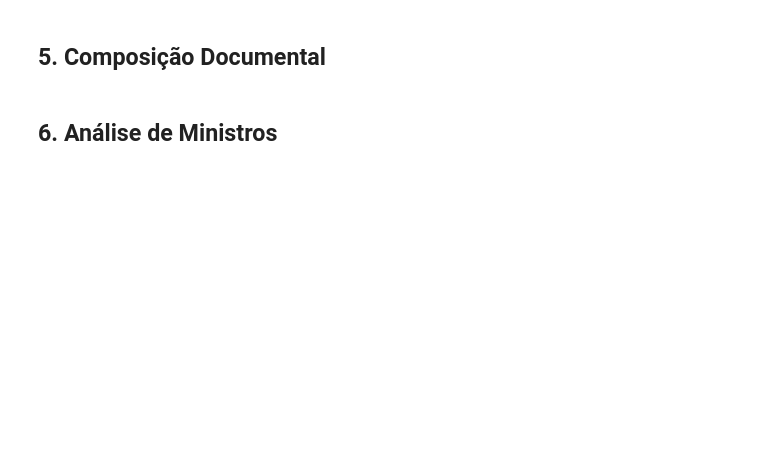
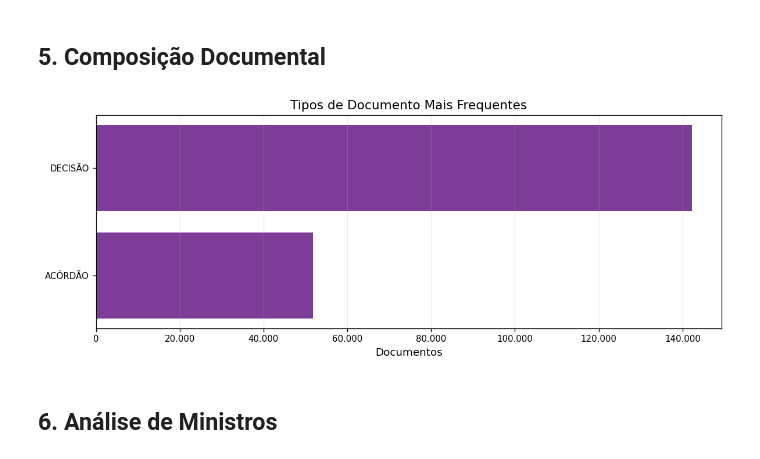
Before and after one commit to fmaignacio/datajud_probe, a Jupyter notebook: notebooks/05_eda_avancada_stj.ipynb, the cells around one changed output. Saved outputs shown, nothing was run; the diff lists cells and outputs as text; code cells hidden in the pictures; blank space fills up the shorter version.

```diff
--- a/notebooks/05_eda_avancada_stj.ipynb
+++ b/notebooks/05_eda_avancada_stj.ipynb
@@ -213,13 +260,18 @@ if 'dataPublicacao' in df.columns and df['dataPublicacao'].notna().any():
 # %%
 # Tipo de documento
 if 'tipoDocumento' in df.columns:
     tipo_counts = df['tipoDocumento'].fillna('(vazio)').value_counts().head(15)
-    fig = go.Figure(data=[go.Bar(y=tipo_counts.index, x=tipo_counts.values,
-                                orientation='h', marker_color='#9B59B6')])
-    fig.update_layout(title='Tipos de Documento Mais Frequentes',
-                     xaxis_title='Documentos', yaxis_title='Tipo',
-                     height=500, showlegend=False)
-    show_fig(fig, '03_tipo_documento')
+    plot_barh(
+        tipo_counts,
+        title='Tipos de Documento Mais Frequentes',
+        xlabel='Documentos',
+        name='03_tipo_documento',
+        color='#7D3C98',
+    )
+else:
+    print('Coluna tipoDocumento nao encontrada.')
+# %% [output]
+[figure, added]
 # %% [markdown]
 ## 6. Análise de Ministros
 # %%
```
Also changed, not shown: parts of 15 cells of this notebook, 9 other files.
